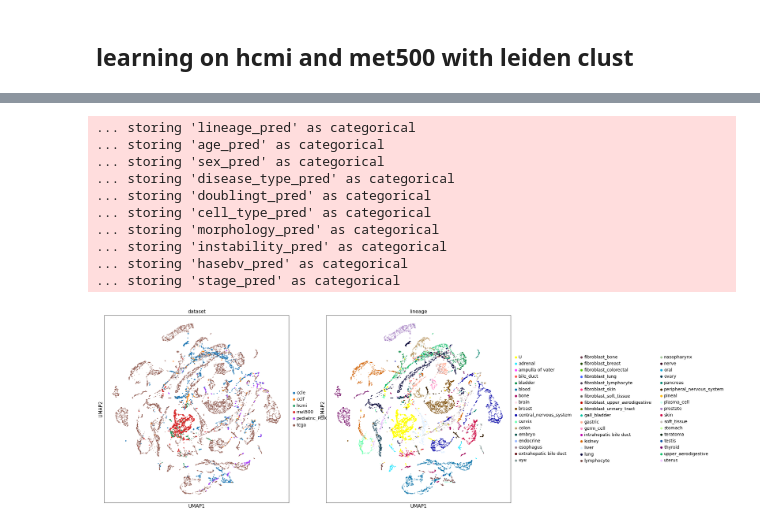
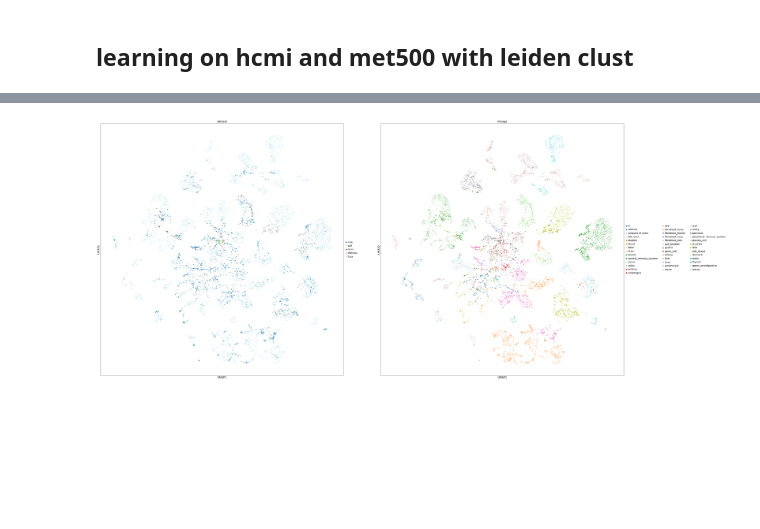
Before and after one commit to broadinstitute/celligner2, a Jupyter notebook: Celligner2-trial-3.ipynb, the cells around one changed output, grey strips where cells are left out. Cells and saved outputs as stored; diff of their text form; code cells hidden in the pictures; blank space fills up the shorter version.

```diff
--- a/Celligner2-trial-3.ipynb
+++ b/Celligner2-trial-3.ipynb
@@ -147,0 +188,2 @@ pred = ['lineage', 'age', "sex",'disease_type', 'doublingt' , 'cell_type', 'morp
+# %%
+dataset = read_h5ad("temp/cleanup_multi.h5ad.gz")
@@ -242,2 +306,4 @@ evaluator = pl.CELLIGNER2_EVAL(cl2)
 # %%
 evaluator.adata_latent.obs[pred] = dataset.obs[pred]
+# %%
+cl2 = celligner2.CELLIGNER2.load_query_data(adata=dataset[dataset.obs.dataset.isin(['hcmi', 'met500', 'cclf'])].copy(), reference_model='temp/subdataset_learning_target')
@@ -243,0 +328,14 @@ evaluator.adata_latent.obs[pred] = dataset.obs[pred]
+# %%
+cl2.train(
+    n_epochs=300,
+    alpha_epoch_anneal=200,
+    early_stopping_kwargs={
+        "early_stopping_metric": "val_unweighted_loss",
+        "threshold": 0,
+        "patience": 20,
+        "reduce_lr": True,
+        "lr_patience": 13,
+        "lr_factor": 0.1,
+    },
+    weight_decay=0
+)
@@ -290,0 +410,2 @@ conf = evaluator.get_confusion_matrix(of="disease_type", figsize=(14,14), font_s
+# %%
+evaluator = pl.CELLIGNER2_EVAL(cl2, additional_adata=tosend)#tosend = tosend[~tosend.obs.dataset.isin(['pediatric_PDX', 'hcmi', 'met500', 'cclf'])]
@@ -291,25 +416,16 @@ conf = evaluator.get_confusion_matrix(of="disease_type", figsize=(14,14), font_s
 # %%
 evaluator.plot_latent(umap_kwargs=dict(
                             n_components=2,
-                            min_dist=.3,
+                            min_dist=.4,
                             alpha=1,
-                            spread=3,
+                            spread=1,
                             random_state=None),
                     color=['dataset','lineage'],
                     projection="2d",
-                    n_neighbors = 8,
-                    rerun=True,
-                    #add_outline = True,
-                    size = [30 if val != 'tcga' else 10 for val in dataset.obs['dataset']])
+                    n_neighbors = 7,
+                    rerun=False,
+                    #palette='tab20',
+                    add_outline = False,
+                    size = [40 if val != 'tcga' else 10 for val in evaluator.adata_latent.obs['dataset']])
 # %% [output]
-... storing 'lineage_pred' as categorical
-... storing 'age_pred' as categorical
-... storing 'sex_pred' as categorical
-... storing 'disease_type_pred' as categorical
-... storing 'doublingt_pred' as categorical
-... storing 'cell_type_pred' as categorical
-... storing 'morphology_pred' as categorical
-... storing 'instability_pred' as categorical
-... storing 'hasebv_pred' as categorical
-... storing 'stage_pred' as categorical
-[figure, old version]
+[figure, new version]
```
Also changed, not shown: parts of 39 cells of this notebook, 10 other files.
